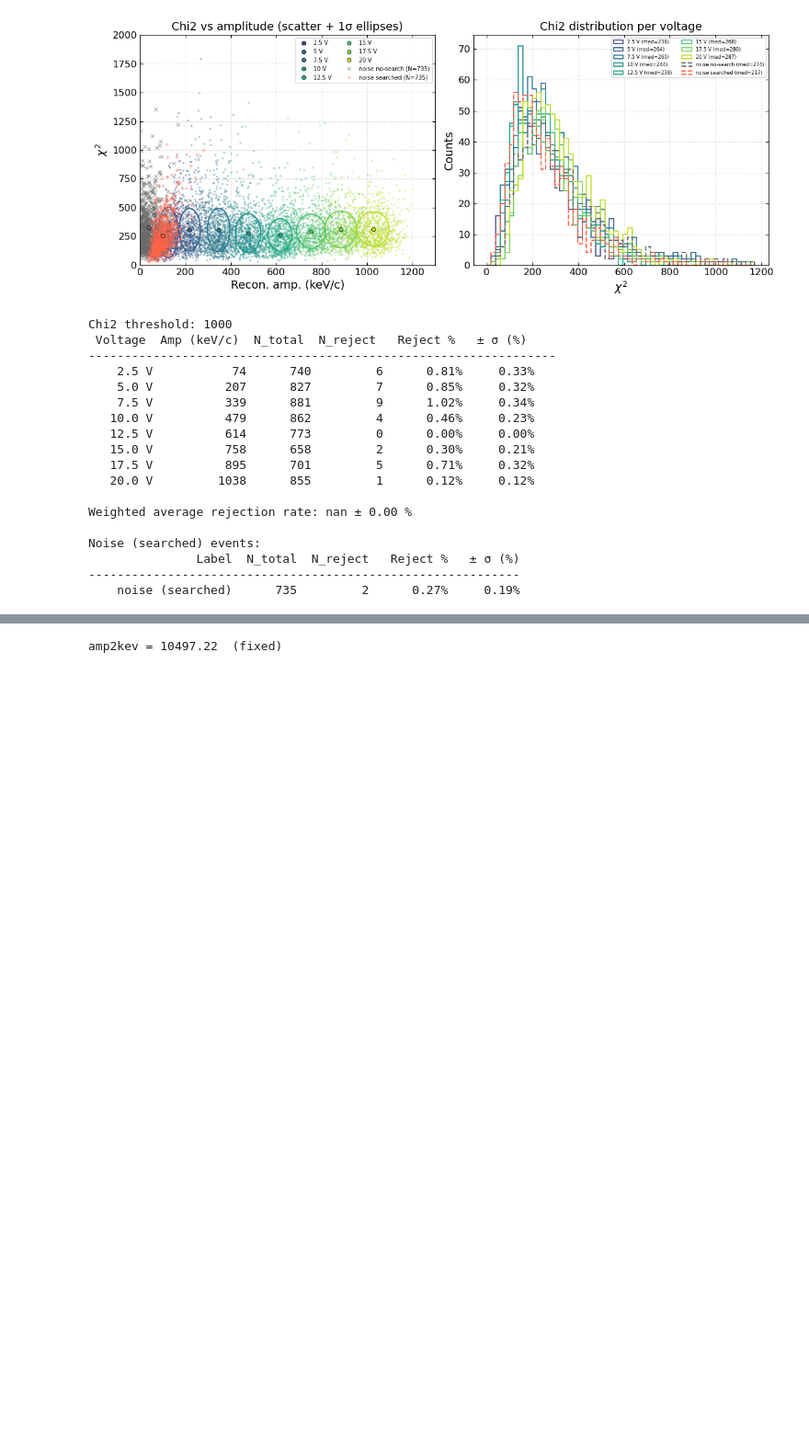
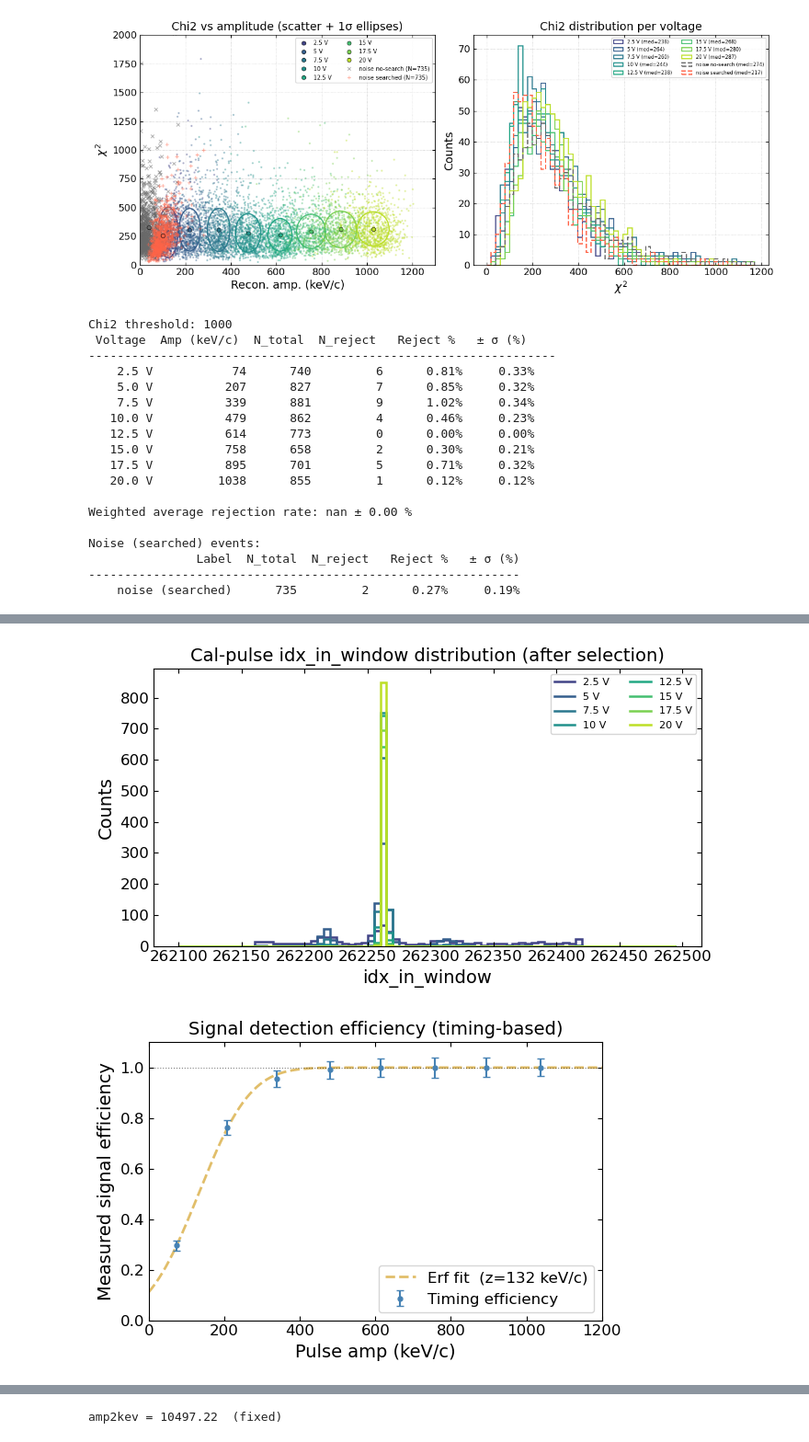
Before and after one commit to yuhants/gas_collisiions, a Jupyter notebook: analysis_notebooks/sphere_20260215_final_analysis/20260320_sphere_20260215_impulse_calibration.ipynb, the cells around one changed output, grey strips where cells are left out. Shown at 92% size. Saved outputs shown, nothing was run; the diff lists cells and outputs as text; code cells hidden in the pictures; blank space fills up the shorter version.

```diff
--- a/analysis_notebooks/sphere_20260215_final_analysis/20260320_sphere_20260215_impulse_calibration.ipynb
+++ b/analysis_notebooks/sphere_20260215_final_analysis/20260320_sphere_20260215_impulse_calibration.ipynb
@@ -801,0 +808,75 @@ Amplitude distributions, mean waveforms, noise level diagnostics, and quality cu
+# %%
+from scipy.special import erf
+from scipy.optimize import curve_fit
+
+def func_eff(x, z, f):
+    """Error-function efficiency model: 0 → 1 transition centred at z with width 1/f."""
+    return 0.5 * erf((x - z) * f) + 0.5
+
+# ── Step 1: plot idx_in_window distribution to identify the timing peak ───────
+cmap_v = plt.colormaps.get_cmap('viridis')
+colors_v = cmap_v(np.linspace(0.2, 0.9, len(voltages)))
+
+timing_bins = np.arange(262100, 262500, 5)
+bc_timing   = 0.5 * (timing_bins[1:] + timing_bins[:-1])
+
+hhs_timing = []
+fig, ax = plt.subplots(figsize=(7, 4))
+for i, (v, c) in enumerate(zip(voltages, colors_v)):
+    hh, _ = np.histogram(good_indices_all_datasets[i], bins=timing_bins)
+    hhs_timing.append(hh)
+    ax.stairs(hh, edges=timing_bins, color=c, label=f'{v} V', linewidth=1.8)
+
+ax.set_xlabel('idx_in_window')
+ax.set_ylabel('Counts')
+ax.set_title('Cal-pulse idx_in_window distribution (after selection)')
+ax.legend(fontsize=8, ncol=2)
+fig.tight_layout()
+
+# ── Step 2: define good-reconstruction bin range ──────────────────────────────
+# Inspect the plot above; set the bin indices that contain the timing peak.
+# For sphere_20260215 datasets the peak falls in bins ~31-42.
+good_recon_idx = np.asarray([31, 32, 33, 40, 41, 42])
+print(f'Good-recon timing window: '
+      f'idx {int(timing_bins[good_recon_idx[0]])}–{int(timing_bins[good_recon_idx[-1]+1])} '
+      f'(bin indices {good_recon_idx})')
+
+# ── Step 3: efficiency per voltage ────────────────────────────────────────────
+effs, effs_err = np.empty(len(voltages)), np.empty(len(voltages))
+for i, hh in enumerate(hhs_timing):
+    n_peak  = np.sum(hh[good_recon_idx])
+    n_total = np.sum(hh)
+    effs[i]     = n_peak / n_total if n_total > 0 else np.nan
+    effs_err[i] = np.sqrt(n_peak) / n_total if n_total > 0 else np.nan
+
+print('\nEfficiency per voltage:')
+print(f'{"V":>5s}  {"Amp (keV/c)":>11s}  {"N_total":>7s}  {"Efficiency":>10s}  {"± σ":>7s}')
+for v, amp, n, e, de in zip(voltages, pulse_amp,
+                             [np.sum(h) for h in hhs_timing], effs, effs_err):
+    print(f'{v:5.1f}  {amp:11.0f}  {int(n):7d}  {e:10.4f}  {de:7.4f}')
+
+# ── Step 4: fit error function ────────────────────────────────────────────────
+mask_fit = np.isfinite(effs) & np.isfinite(effs_err) & (effs_err > 0)
+popt, pcov = curve_fit(func_eff, pulse_amp[mask_fit], effs[mask_fit],
+                       sigma=effs_err[mask_fit], p0=[60, 0.001], maxfev=5000)
+perr = np.sqrt(np.diag(pcov))
+print(f'\nError-function fit:  z = {popt[0]:.1f} ± {perr[0]:.1f} keV/c,  '
+      f'f = {popt[1]:.5f} ± {perr[1]:.5f}')
+print('Best fit model parameters', popt)
+
+# ── Step 5: plot efficiency curve ─────────────────────────────────────────────
+xx = np.linspace(0, 1500, 500)
+fig, ax = plt.subplots(figsize=(6, 4))
+ax.plot(xx, func_eff(xx, *popt), '--', color='#E1BE6A', lw=2,
+        label=f'Erf fit  (z={popt[0]:.0f} keV/c)')
+ax.errorbar(pulse_amp, effs, yerr=effs_err, fmt='.', color='steelblue',
+            ms=7, capsize=3, label='Timing efficiency')
+ax.set_xlim(0, 1200)
+ax.set_ylim(0, 1.1)
+ax.axhline(1.0, color='k', ls=':', lw=0.8, alpha=0.5)
+ax.set_xlabel('Pulse amp (keV/c)')
+ax.set_ylabel('Measured signal efficiency')
+ax.set_title('Signal detection efficiency (timing-based)')
+ax.legend()
+fig.tight_layout()
+# %% [output]
@@ -801,0 +898,2 @@ Amplitude distributions, mean waveforms, noise level diagnostics, and quality cu
+[figure, added]
+[figure, added]
```
Also changed, not shown: parts of 9 cells of this notebook, 30 other files.
